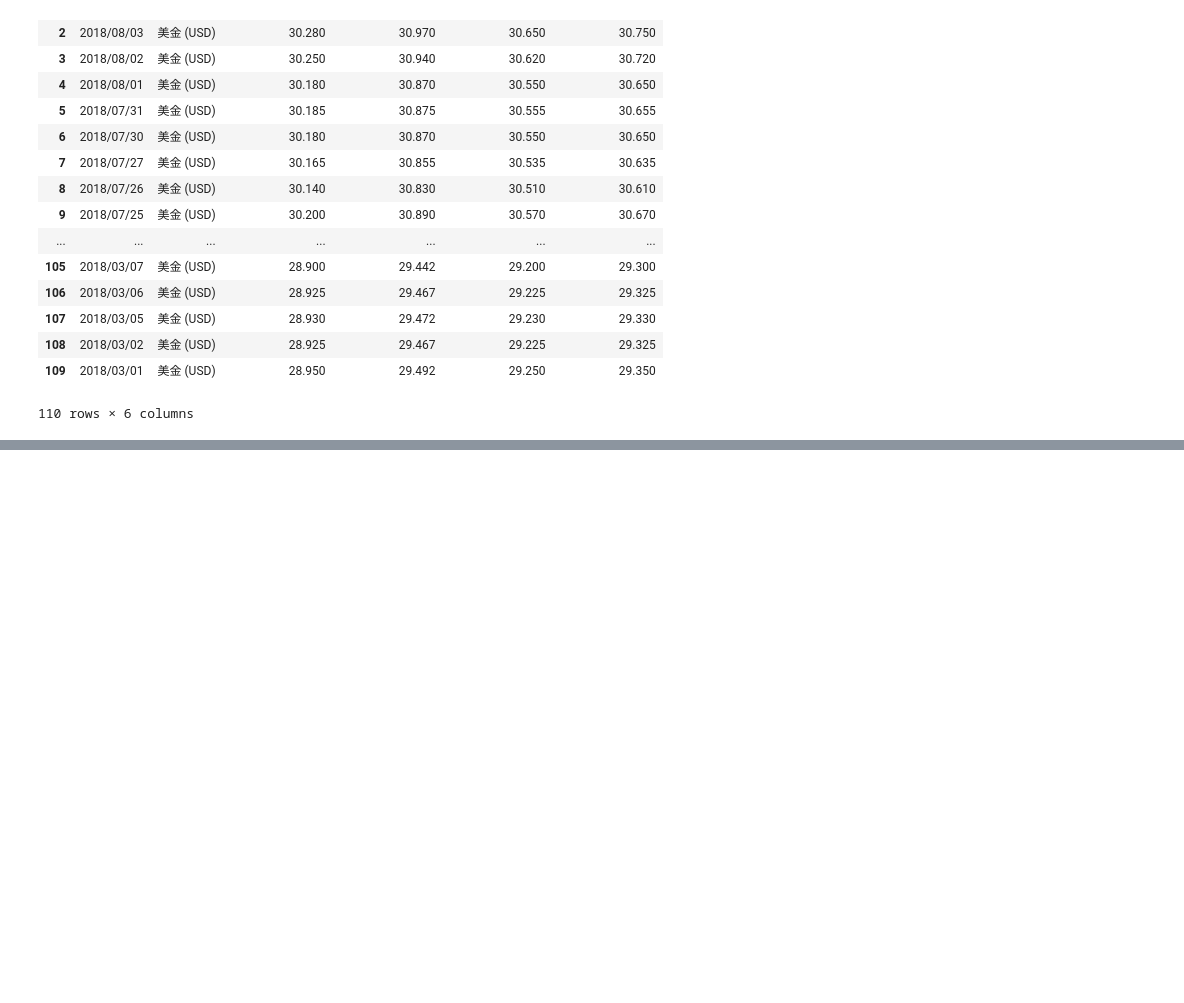
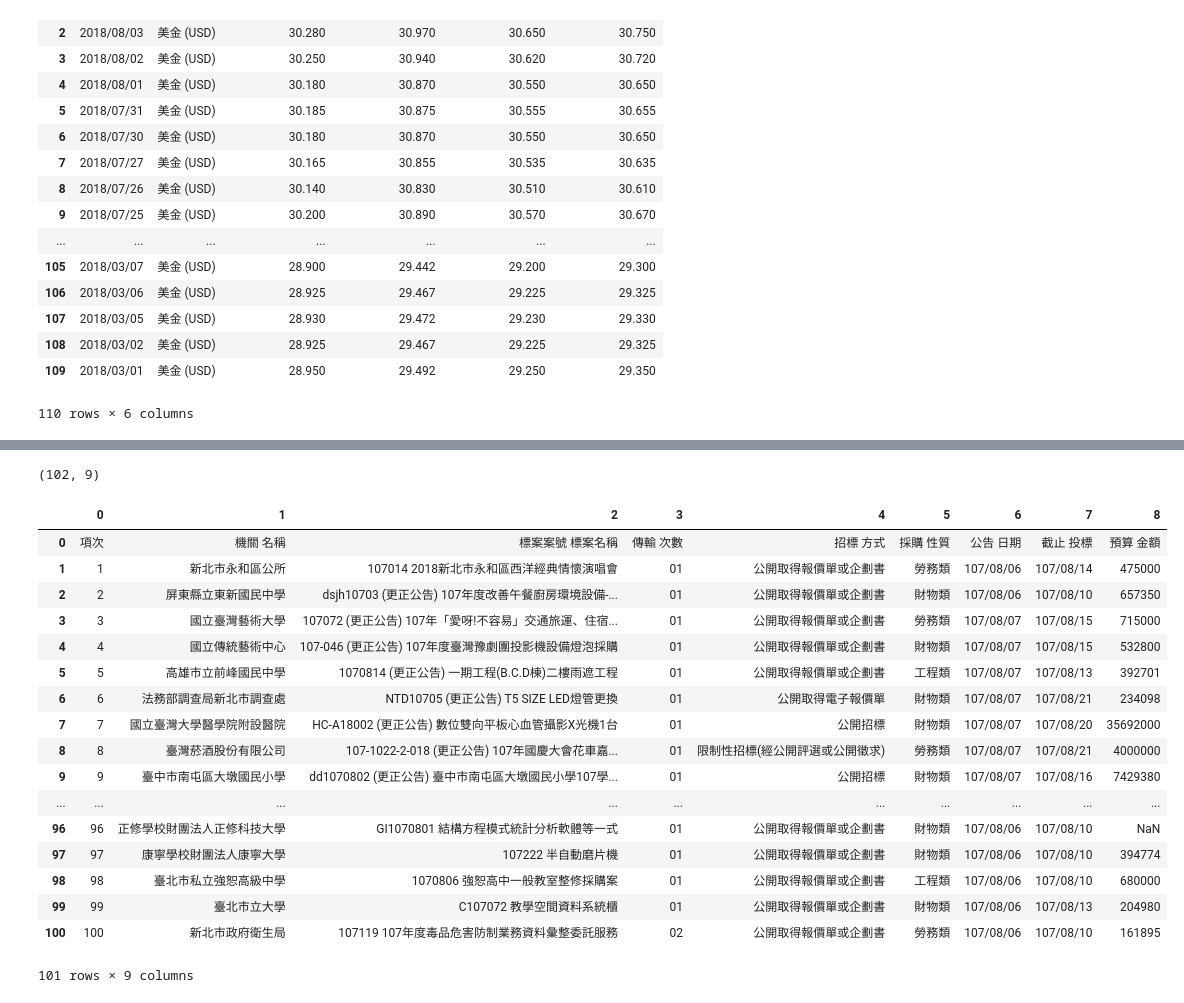
Before and after one commit to YuHsuanLin/pythonetl, a Jupyter notebook: cb102/cb102_20180807.ipynb, the cells around one changed output, grey strips where cells are left out. Cells and saved outputs as stored; diff of their text form; code cells hidden in the pictures; blank space fills up the shorter version.

```diff
--- a/cb102/cb102_20180807.ipynb
+++ b/cb102/cb102_20180807.ipynb
@@ -82,0 +129,32 @@ df
+# %%
+soup = BeautifulSoup(resp.text,'lxml')
+# %%
+df = pd.read_html(soup.select('#print_area table')[0].prettify())[0]
+# %%
+df.shape
+# %% [output]
+(102, 9)
+# %%
+# df.drop(101,axis=0)
+df = df[:-1]
+# %%
+df
+# %% [output]
+|  | 0 | 1 | 2 | 3 | 4 | 5 | 6 | 7 | 8 |
+| 0 | 項次 | 機關 名稱 | 標案案號 標案名稱 | 傳輸 次數 | 招標 方式 | 採購 性質 | 公告 日期 | 截止 投標 | 預算 金額 |
+| 1 | 1 | 新北市永和區公所 | 107014 2018新北市永和區西洋經典情懷演唱會 | 01 | 公開取得報價單或企劃書 | 勞務類 | 107/08/06 | 107/08/14 | 475000 |
+| 2 | 2 | 屏東縣立東新國民中學 | dsjh10703 (更正公告) 107年度改善午餐廚房環境設備-... | 01 | 公開取得報價單或企劃書 | 財物類 | 107/08/06 | 107/08/10 | 657350 |
+| 3 | 3 | 國立臺灣藝術大學 | 107072 (更正公告) 107年「愛呀!不容易」交通旅運、住宿... | 01 | 公開取得報價單或企劃書 | 勞務類 | 107/08/07 | 107/08/15 | 715000 |
+| 4 | 4 | 國立傳統藝術中心 | 107-046 (更正公告) 107年度臺灣豫劇團投影機設備燈泡採購 | 01 | 公開取得報價單或企劃書 | 財物類 | 107/08/07 | 107/08/15 | 532800 |
+| 5 | 5 | 高雄市立前峰國民中學 | 1070814 (更正公告) 一期工程(B.C.D棟)二樓雨遮工程 | 01 | 公開取得報價單或企劃書 | 工程類 | 107/08/07 | 107/08/13 | 392701 |
+| 6 | 6 | 法務部調查局新北市調查處 | NTD10705 (更正公告) T5 SIZE LED燈管更換 | 01 | 公開取得電子報價單 | 財物類 | 107/08/07 | 107/08/21 | 234098 |
+| 7 | 7 | 國立臺灣大學醫學院附設醫院 | HC-A18002 (更正公告) 數位雙向平板心血管攝影X光機1台 | 01 | 公開招標 | 財物類 | 107/08/07 | 107/08/20 | 35692000 |
+| 8 | 8 | 臺灣菸酒股份有限公司 | 107-1022-2-018 (更正公告) 107年國慶大會花車嘉... | 01 | 限制性招標(經公開評選或公開徵求) | 勞務類 | 107/08/07 | 107/08/21 | 4000000 |
+| 9 | 9 | 臺中市南屯區大墩國民小學 | dd1070802 (更正公告) 臺中市南屯區大墩國民小學107學... | 01 | 公開招標 | 財物類 | 107/08/07 | 107/08/16 | 7429380 |
+| ... | ... | ... | ... | ... | ... | ... | ... | ... | ... |
+| 96 | 96 | 正修學校財團法人正修科技大學 | GI1070801 結構方程模式統計分析軟體等一式 | 01 | 公開取得報價單或企劃書 | 財物類 | 107/08/06 | 107/08/10 | NaN |
+| 97 | 97 | 康寧學校財團法人康寧大學 | 107222 半自動磨片機 | 01 | 公開取得報價單或企劃書 | 財物類 | 107/08/06 | 107/08/10 | 394774 |
+| 98 | 98 | 臺北市私立強恕高級中學 | 1070806 強恕高中一般教室整修採購案 | 01 | 公開取得報價單或企劃書 | 工程類 | 107/08/06 | 107/08/10 | 680000 |
+| 99 | 99 | 臺北市立大學 | C107072 教學空間資料系統櫃 | 01 | 公開取得報價單或企劃書 | 財物類 | 107/08/06 | 107/08/13 | 204980 |
+| 100 | 100 | 新北市政府衛生局 | 107119 107年度毒品危害防制業務資料彙整委託服務 | 02 | 公開取得報價單或企劃書 | 勞務類 | 107/08/06 | 107/08/10 | 161895 |
+101 rows × 9 columns
```
Also changed, not shown: parts of 6 cells of this notebook.
